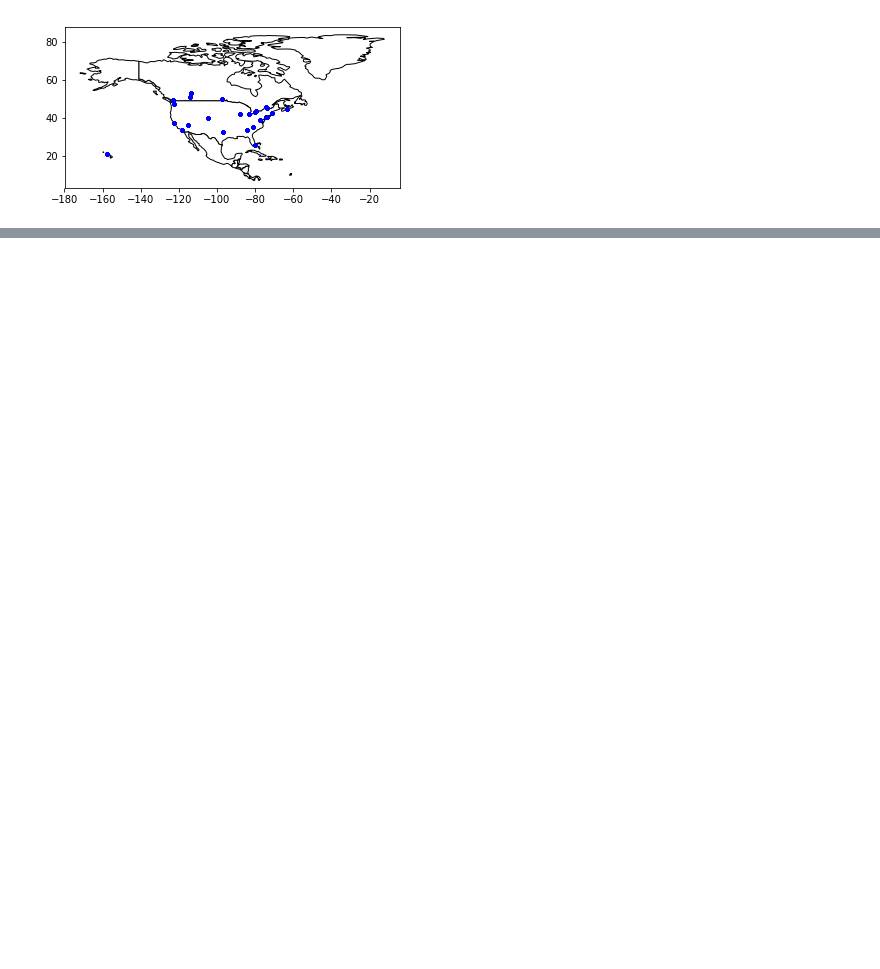
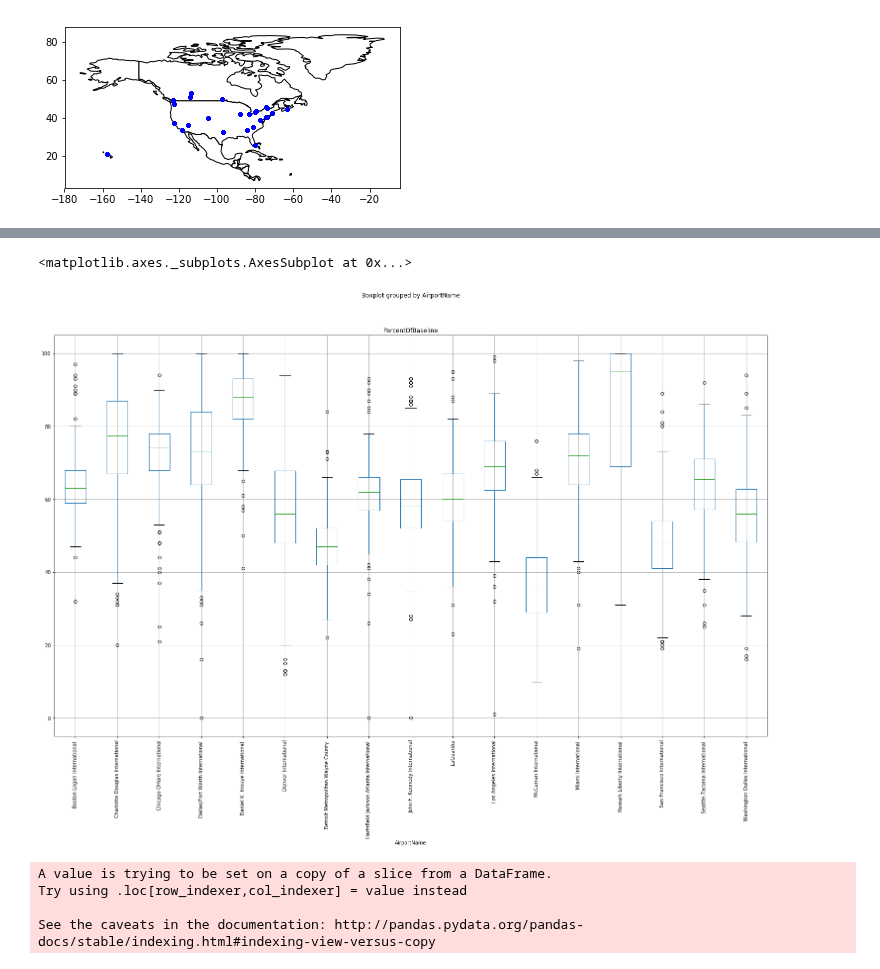
Before and after one commit to clement-ip/covid-airport-travel, a Jupyter notebook: project.ipynb, the cells around one changed output, grey strips where cells are left out. Saved outputs shown, nothing was run; the diff lists cells and outputs as text; code cells hidden in the pictures; blank space fills up the shorter version.

```diff
--- a/project.ipynb
+++ b/project.ipynb
@@ -153,0 +145,14 @@ Name: Centroid, Length: 5530, dtype: object
+# %%
+usa.boxplot(column = ['PercentOfBaseline'], by = 'AirportName', rot = 90, fontsize = 10, figsize = (25,15))
+# %% [output]
+<matplotlib.axes._subplots.AxesSubplot at 0x...>
+[figure, added]
+# %%
+# Find monthly outliers of YVR
+canada['Date'] = pd.to_datetime(canada['Date'])
+yvr = canada.loc[canada['AirportName'] == 'Vancouver International']
+# %% [output]
+A value is trying to be set on a copy of a slice from a DataFrame.
+Try using .loc[row_indexer,col_indexer] = value instead
+
+See the caveats in the documentation: http://pandas.pydata.org/pandas-docs/stable/indexing.html#indexing-view-versus-copy
```
Also changed, not shown: parts of 8 cells of this notebook.
